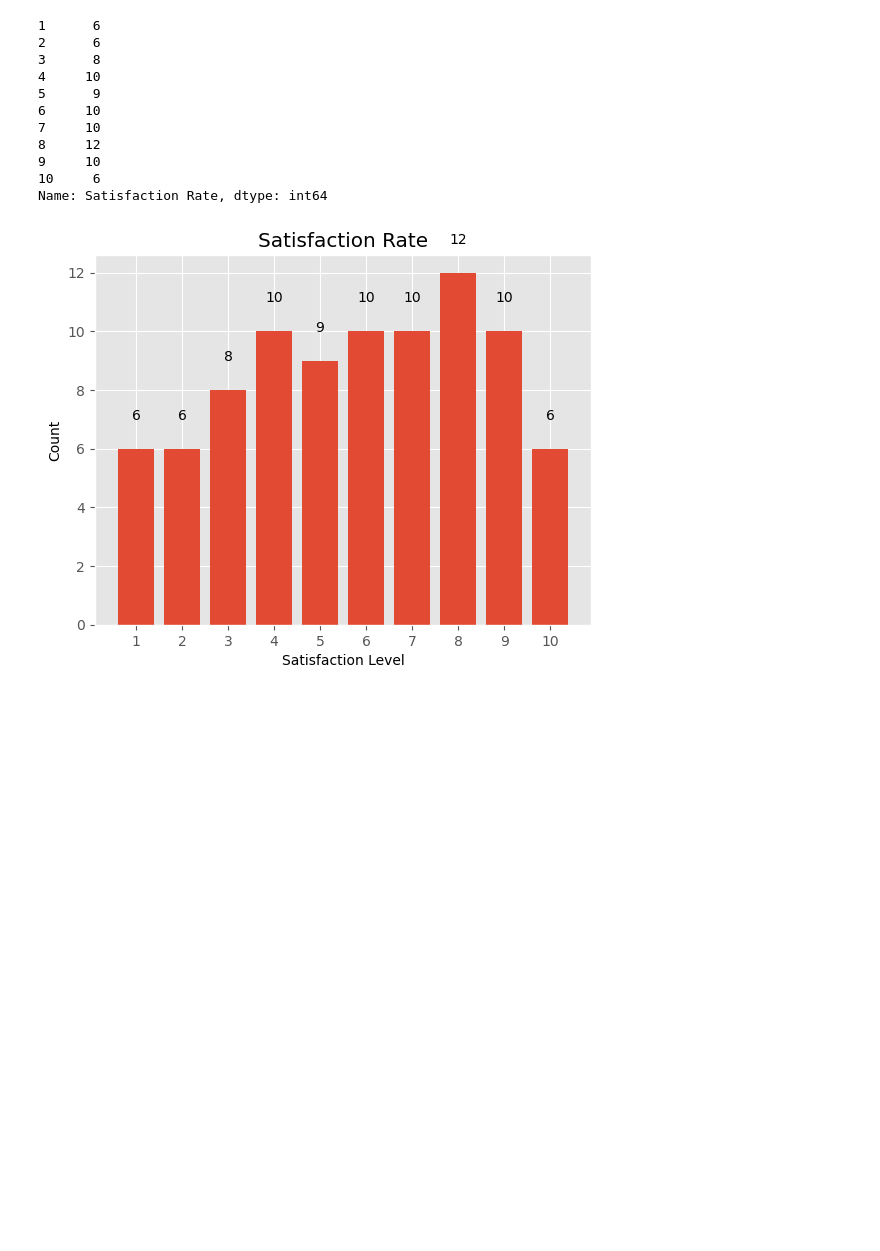
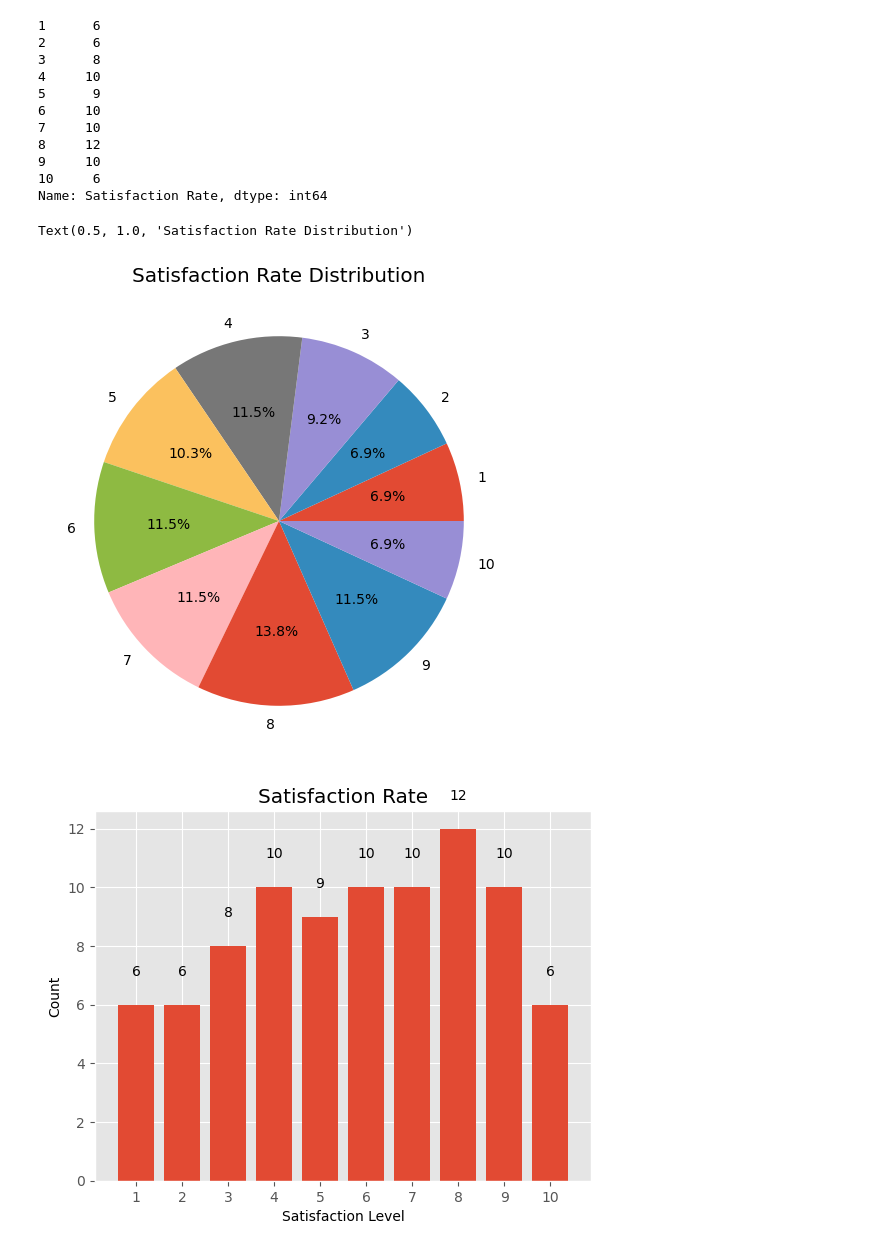
Before and after one commit to lubomirovna/Data_Glacier_Virtual_Internship, a Jupyter notebook: Week_10/eda.ipynb, the cells around one changed output. Saved outputs shown, nothing was run; the diff lists cells and outputs as text; code cells hidden in the pictures; blank space fills up the shorter version.

```diff
--- a/Week_10/eda.ipynb
+++ b/Week_10/eda.ipynb
@@ -121,6 +121,14 @@ satisfaction_counts
 9     10
 10     6
 Name: Satisfaction Rate, dtype: int64
+# %%
+# Create a pie chart
+plt.figure(figsize=(8, 6))
+plt.pie(satisfaction_counts, labels=satisfaction_counts.index, autopct='%1.1f%%')
+plt.title('Satisfaction Rate Distribution')
+# %% [output]
+Text(0.5, 1.0, 'Satisfaction Rate Distribution')
+[figure, added]
 # %%
 
 custom_color = (0.8862745098039215, 0.2901960784313726, 0.2)
```
Also changed, not shown: 1 other file.
